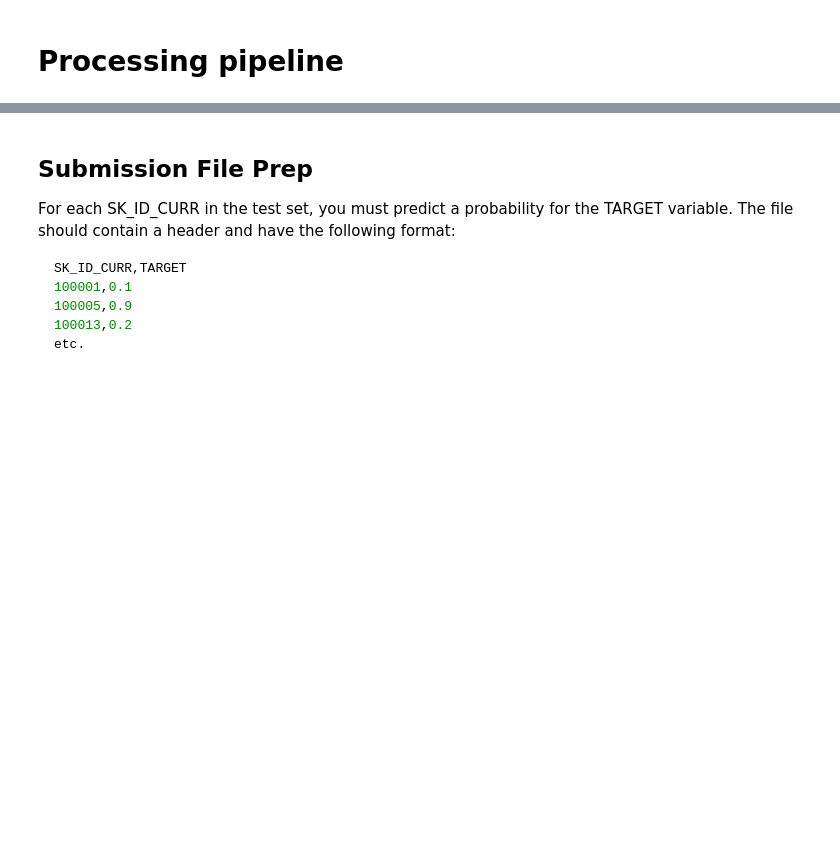
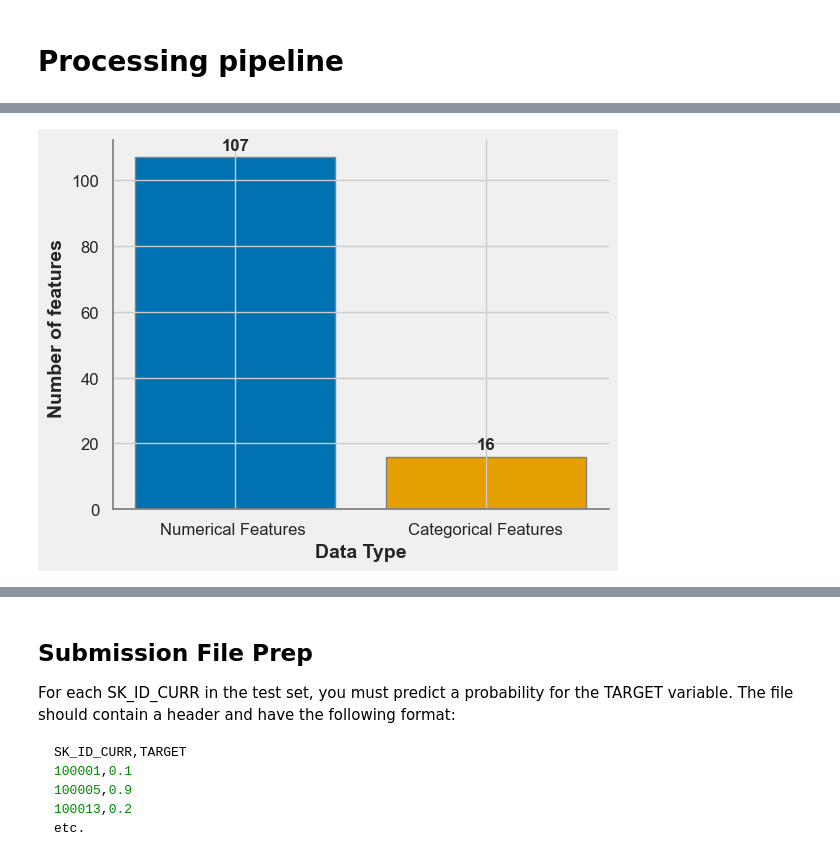
Before and after one commit to saisathwikreddy/Home-credit-default-Risk-Analysis, a Jupyter notebook: Phase 3/Group0011_Phase3.ipynb, the cells around one changed output, grey strips where cells are left out. Saved outputs shown, nothing was run; the diff lists cells and outputs as text; code cells hidden in the pictures; blank space fills up the shorter version.

```diff
--- a/Phase 3/Group0011_Phase3.ipynb
+++ b/Phase 3/Group0011_Phase3.ipynb
@@ -1154,0 +1280,38 @@ expLog
+# %%
+import matplotlib.pyplot as plt
+import matplotlib.patheffects as path_effects
+
+data = [len(numerical_features),len(categorical_features)]
+labels = ['Numerical Features ', 'Categorical Features']
+
+fig, ax = plt.subplots()
+bars = ax.bar(labels, data, color=['#0072B2', '#E69F00'], edgecolor='black')
+
+# Add shadows to the bars
+for bar in bars:
+    bar.set_edgecolor('gray')
+    bar.set_linewidth(1)
+    bar.set_zorder(0)
+
+    # Add labels to the bars
+    height = bar.get_height()
+    ax.annotate(f'{height:.0f}', xy=(bar.get_x() + bar.get_width() / 2, height),
+                xytext=(0, 3), textcoords='offset points', ha='center', va='bottom',
+                fontsize=12, fontweight='bold')
+
+# Customize the axis labels and ticks
+ax.set_xlabel('Data Type', fontsize=14, fontweight='bold')
+ax.set_ylabel('Number of features ', fontsize=14, fontweight='bold')
+ax.tick_params(axis='both', labelsize=12)
+
+# Customize the plot background
+ax.set_facecolor('#F0F0F0')
+fig.set_facecolor('#F0F0F0')
+ax.spines['bottom'].set_color('gray')
+ax.spines['left'].set_color('gray')
+ax.spines['top'].set_visible(False)
+ax.spines['right'].set_visible(False)
+
+plt.show()
+# %% [output]
+[figure, added]
```
Also changed, not shown: parts of 140 cells of this notebook.
